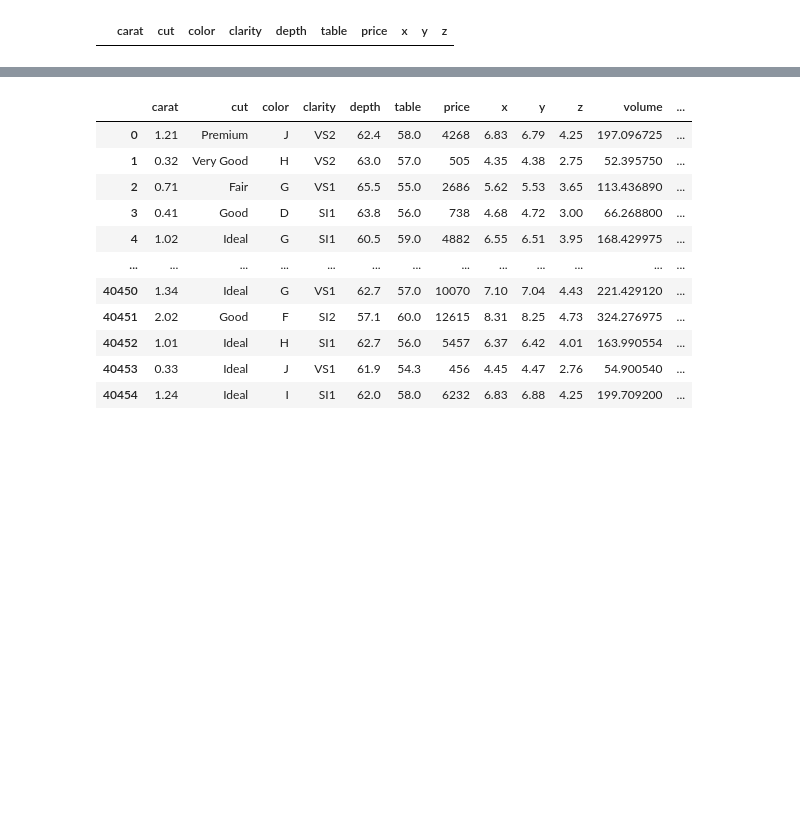
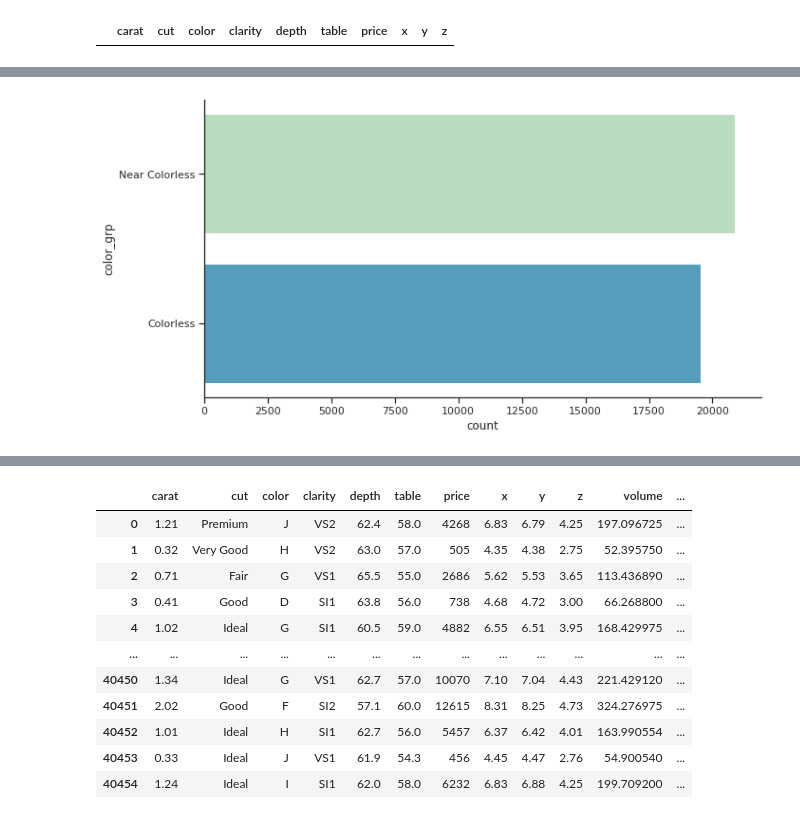
Before and after one commit to gojuangu/definitive_diamond_buying_guide, a Jupyter notebook: Analysis Data.ipynb, the cells around one changed output, grey strips where cells are left out. Cells and saved outputs as stored; diff of their text form; code cells hidden in the pictures; blank space fills up the shorter version.

```diff
--- a/Analysis Data.ipynb
+++ b/Analysis Data.ipynb
@@ -155,0 +197,4 @@ sns.distplot(diamonds['carat'], bins=40)
+# %%
+sns.catplot(y='color_grp', data=diamonds, kind='count',aspect=2, palette='GnBu');
+# %% [output]
+[figure, added]
```
Also changed, not shown: parts of 40 cells of this notebook.
